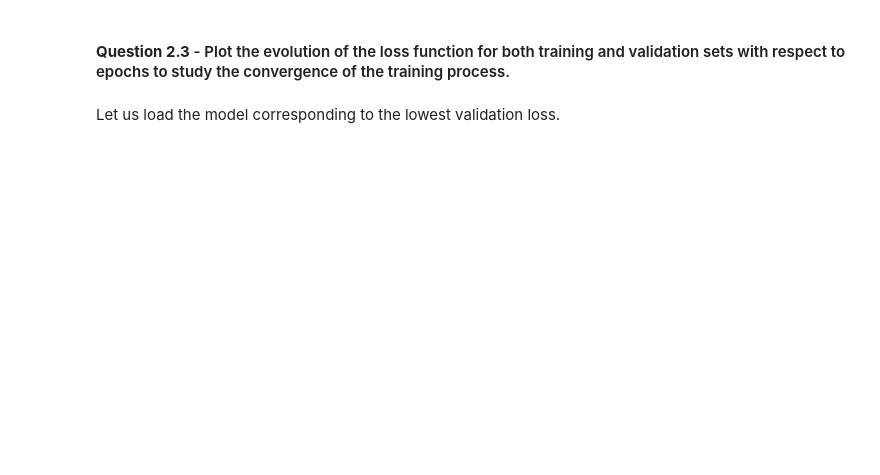
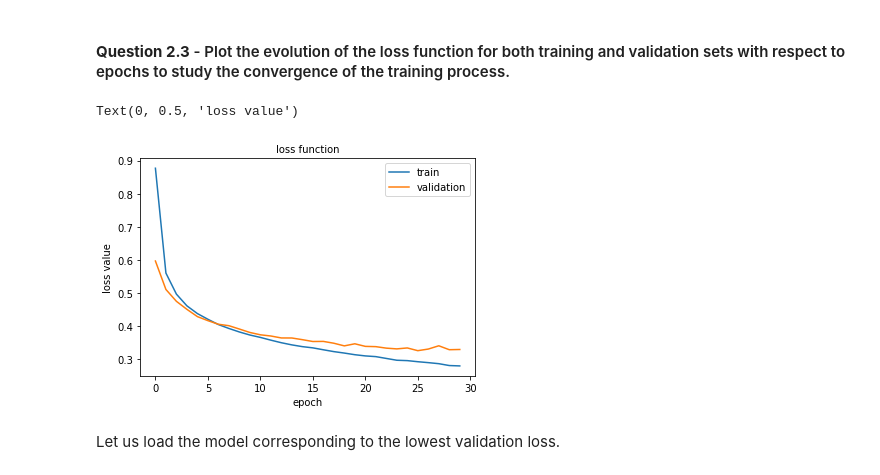
Before and after one commit to mm0806son/2110D_DeepLearning, a Jupyter notebook: lab-session-5-fashion-MNIST_Zijie NING.ipynb, the cells around one changed output. Drawn from its saved outputs; the diff is of its cells as text; code cells hidden in the pictures; blank space fills up the shorter version.

```diff
--- a/lab-session-5-fashion-MNIST_Zijie NING.ipynb
+++ b/lab-session-5-fashion-MNIST_Zijie NING.ipynb
@@ -191,3 +191,4 @@ model_1.to(device=device)
 # %%
 #DEFINE THE CRITERION
-criterion =         # TO DO
+# TO DO
+criterion = nn.CrossEntropyLoss() # specify loss function (categorical cross-entropy)
@@ -197,3 +195,7 @@ optimizer =         # TO DO
+# %%
+#DEFINE THE OPTIMIZER
+# TO DO
+optimizer = torch.optim.SGD(model_1.parameters(),lr = 0.01) # specify optimizer (stochastic gradient descent) and learning rate
 # %%
 n_epochs = 30
 
@@ -204,25 +206,31 @@ def training(n_epochs, train_loader, valid_loader, model, criterion, optimizer):
 
   for epoch in range(n_epochs):
       train_loss, valid_loss = 0, 0
-
+      # train the model
       model.train()
       for data, label in train_loader:
           data = data.to(device=device, dtype=torch.float32)
           label = label.to(device=device, dtype=torch.long)
           #TO BE COMPLETED
           #...
+          optimizer.zero_grad() # clear the gradients of all optimized variables
+          output = model(data) # forward pass: compute predicted outputs by passing inputs to the model
+          loss = criterion(output, label) # calculate the loss
+          loss.backward() # backward pass: compute gradient of the loss with respect to model parameters
+          optimizer.step() # perform a single optimization step (parameter update)
+          train_loss += loss.item() * data.size(0) # update running training loss
 
-
-
-
-
+      # validate the model
       model.eval()
       for data, label in valid_loader:
           data = data.to(device=device, dtype=torch.float32)
           label = label.to(device=device, dtype=torch.long)
           #TO BE COMPLETED
           #...
-
+          with torch.no_grad():
+            output = model(data)
+          loss = criterion(output,label)
+          valid_loss += loss.item() * data.size(0)
 
 
       train_loss /= len(train_loader.sampler)
@@ -242,4 +250,5 @@ def training(n_epochs, train_loader, valid_loader, model, criterion, optimizer):
   return train_losses, valid_losses
 # %%
 #RUN THE TRAINING FUNCTION
-train_losses_1, valid_losses_1 = # TO DO
+# TO DO
+train_losses_1, valid_losses_1 = training(n_epochs, train_loader, valid_loader, model_1, criterion, optimizer)
@@ -250,3 +275,14 @@ train_losses_1, valid_losses_1 = # TO DO
+# %%
+# CELL TO BE COMPLETED
+plt.plot(range(n_epochs), train_losses_1)
+plt.plot(range(n_epochs), valid_losses_1)
+plt.legend(['train', 'validation'], prop={'size': 10})
+plt.title('loss function', size=10)
+plt.xlabel('epoch', size=10)
+plt.ylabel('loss value', size=10)
+# %% [output]
+Text(0, 0.5, 'loss value')
+[figure, added]
 # %% [markdown]
 Let us load the model corresponding to the lowest validation loss.
 # %%
```
Also changed, not shown: parts of 29 cells of this notebook.
